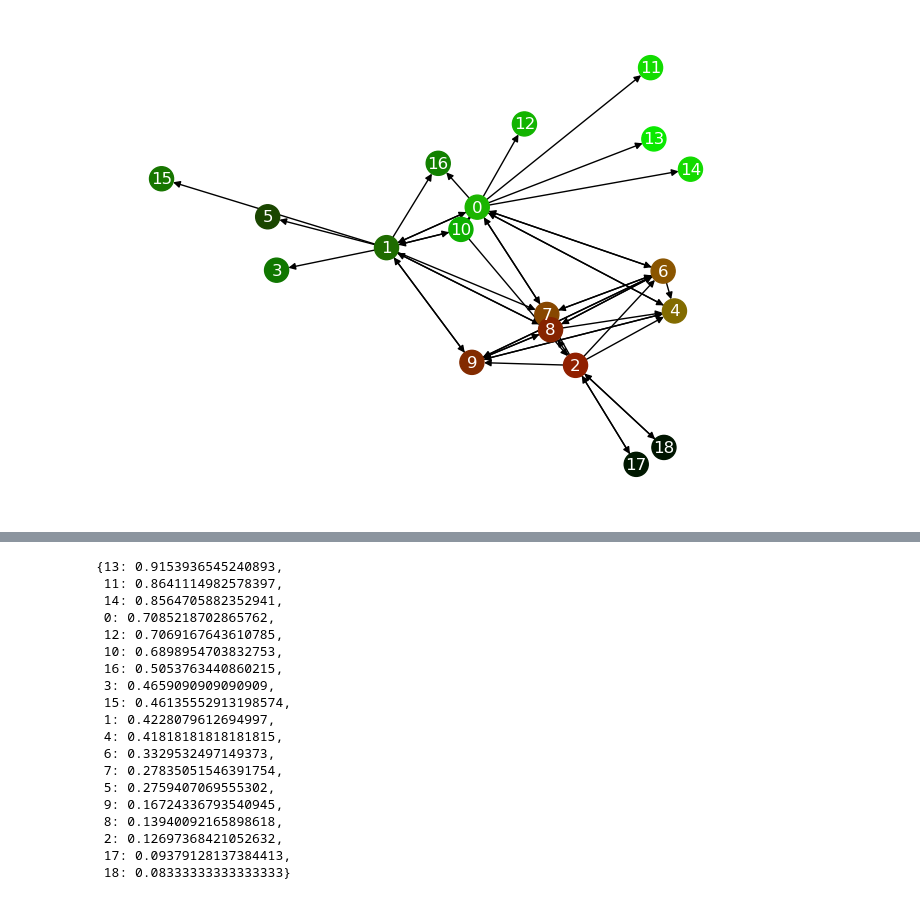
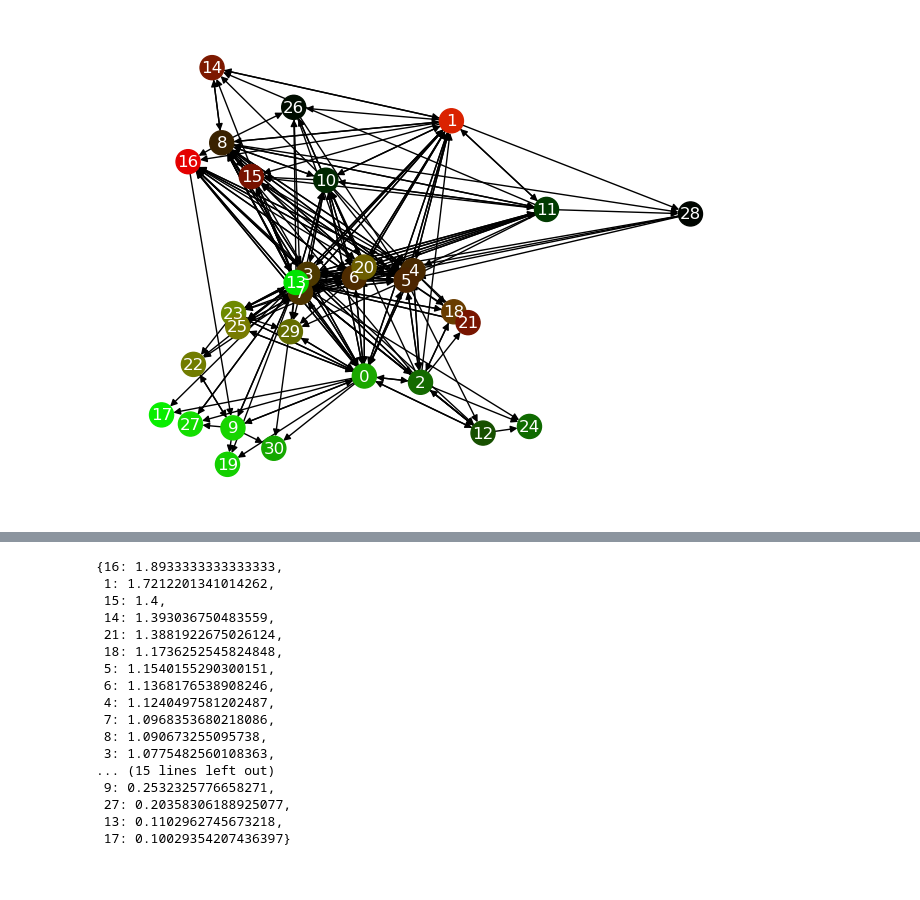
Before and after one commit to matejck/Chess-endgame-network-analysis, a Jupyter notebook: Metrics.ipynb, the cells around one changed output, grey strips where cells are left out. Drawn from its saved outputs; the diff is of its cells as text; code cells hidden in the pictures.

```diff
--- a/Metrics.ipynb
+++ b/Metrics.ipynb
@@ -31,7 +29,8 @@ def set_communities_to_graph(G, communities, algorithm_name):
         for u in c:
             G.nodes[u][algorithm_name] = i
 
-algorithms = {"louvain": louvain, "leiden": leiden, "infomap": infomap, "walktrap": walktrap}
+#algorithms = {"louvain": louvain, "leiden": leiden, "infomap": infomap, "walktrap": walktrap}
+algorithms = {"leiden": leiden}
 results = {k: None for k in algorithms.keys()}
 
 for algorithm_name, algorithm in algorithms.items():
@@ -80,7 +72,7 @@ nodes = list(G.nodes())
 
 result = results["leiden"]
 communities = result.communities
-communities = {i: c for i, c in enumerate(communities) if len(c)/len(nodes) >= 0.025}
+communities = {i: c for i, c in enumerate(communities) if len(c)/len(nodes) >= 0.01}
 
 for i, c in communities.items():
     wins = 0
@@ -209,6 +195,6 @@ def get_edges_between_communities(G, communities):
 
     return skeleton_edges
 # %%
-skeleton_edges = get_edges_between_communities(G, communities)
-skeleton_edges
+community_edges = get_edges_between_communities(G, communities)
+community_edges
 # %% [output]
@@ -255,31 +240,31 @@ barycenters
 # %%
-def get_skeleton_graph(G, communities):
+def get_community_graph(G, communities):
     #barycenters = get_barycenters(G, communities)
-    skeleton_edges = get_edges_between_communities(G, communities)
+    community_edges = get_edges_between_communities(G, communities)
 
-    G_skeleton = nx.DiGraph()
+    G_community = nx.DiGraph()
 
-    for (c_u, c_v), edges in skeleton_edges.items():
+    for (c_u, c_v), edges in community_edges.items():
         if len(edges) >= 1:
-            G_skeleton.add_edge(c_u, c_v)
+            G_community.add_edge(c_u, c_v)
 
     for i, c in communities.items():
         u = c[0]
-        G_skeleton.nodes[i]["x"] = G.nodes[u]["x"]
-        G_skeleton.nodes[i]["y"] = G.nodes[u]["y"]
+        G_community.nodes[i]["x"] = G.nodes[u]["x"]
+        G_community.nodes[i]["y"] = G.nodes[u]["y"]
 
-    return G_skeleton
+    return G_community
 
-def draw_skeleton_graph(G_skeleton, communities):
+def draw_community_graph(G_community, communities):
     pos = dict()
-    for u, data in G_skeleton.nodes(data=True):
+    for u, data in G_community.nodes(data=True):
         x = data["x"]
         y = data["y"]
         pos[u] = (x, y)
 
     comm = {u: i for i, c in communities.items() for u in c}
     node_colors = []
-    for c in G_skeleton.nodes():
+    for c in G_community.nodes():
         w = win_frequency.get(c, 0)
         l = loss_frequency.get(c, 0)
         d = draw_frequency.get(c, 0)
@@ -294,12 +279,12 @@ def draw_skeleton_graph(G_skeleton, communities):
 
         node_colors.append((r, g, 0))
 
-    return nx.draw(G_skeleton, pos=pos, node_color=node_colors, with_labels=True, font_color="white")
+    return nx.draw(G_community, pos=pos, node_color=node_colors, with_labels=True, font_color="white")
 # %%
-G_skeleton = get_skeleton_graph(G, communities)
-draw_skeleton_graph(G_skeleton, communities)
+G_community = get_community_graph(G, communities)
+draw_community_graph(G_skeleton, communities)
 # %% [output]
-[figure, old version]
+[figure, new version]
 # %%
 start_node = 0 # 3r4/2k5/5P2/7K/8/8/8/8:b:2 <=> 3r4/2k5/5P2/7K/8/8/8/8 b - - 0 1
 all_paths = nx.single_source_shortest_path(G, source=start_node)
@@ -344,25 +339,23 @@ def get_community_scores():
 # %%
 # best/ideal community (by get_community_scores) to get to is 13
 community_scores = get_community_scores()
-community_scores = dict(sorted(win_frequency.items(), key=lambda item: -item[1]))
+community_scores = dict(sorted(community_scores.items(), key=lambda item: -item[1]))
 community_scores
 # %% [output]
-{13: 0.9153936545240893,
- 11: 0.8641114982578397,
- 14: 0.8564705882352941,
- 0: 0.7085218702865762,
- 12: 0.7069167643610785,
- 10: 0.6898954703832753,
- 16: 0.5053763440860215,
- 3: 0.4659090909090909,
- 15: 0.46135552913198574,
- 1: 0.4228079612694997,
- 4: 0.41818181818181815,
- 6: 0.3329532497149373,
- 7: 0.27835051546391754,
- 5: 0.2759407069555302,
- 9: 0.16724336793540945,
- 8: 0.13940092165898618,
- 2: 0.12697368421052632,
- 17: 0.09379128137384413,
- 18: 0.08333333333333333}
+{16: 1.8933333333333333,
+ 1: 1.7212201341014262,
+ 15: 1.4,
+ 14: 1.393036750483559,
+ 21: 1.3881922675026124,
+ 18: 1.1736252545824848,
+ 5: 1.1540155290300151,
+ 6: 1.1368176538908246,
+ 4: 1.1240497581202487,
+ 7: 1.0968353680218086,
+ 8: 1.090673255095738,
+ 3: 1.0775482560108363,
+... (15 lines left out)
+ 9: 0.2532325776658271,
+ 27: 0.20358306188925077,
+ 13: 0.1102962745673218,
+ 17: 0.10029354207436397}
```
Also changed, not shown: parts of 18 cells of this notebook.
